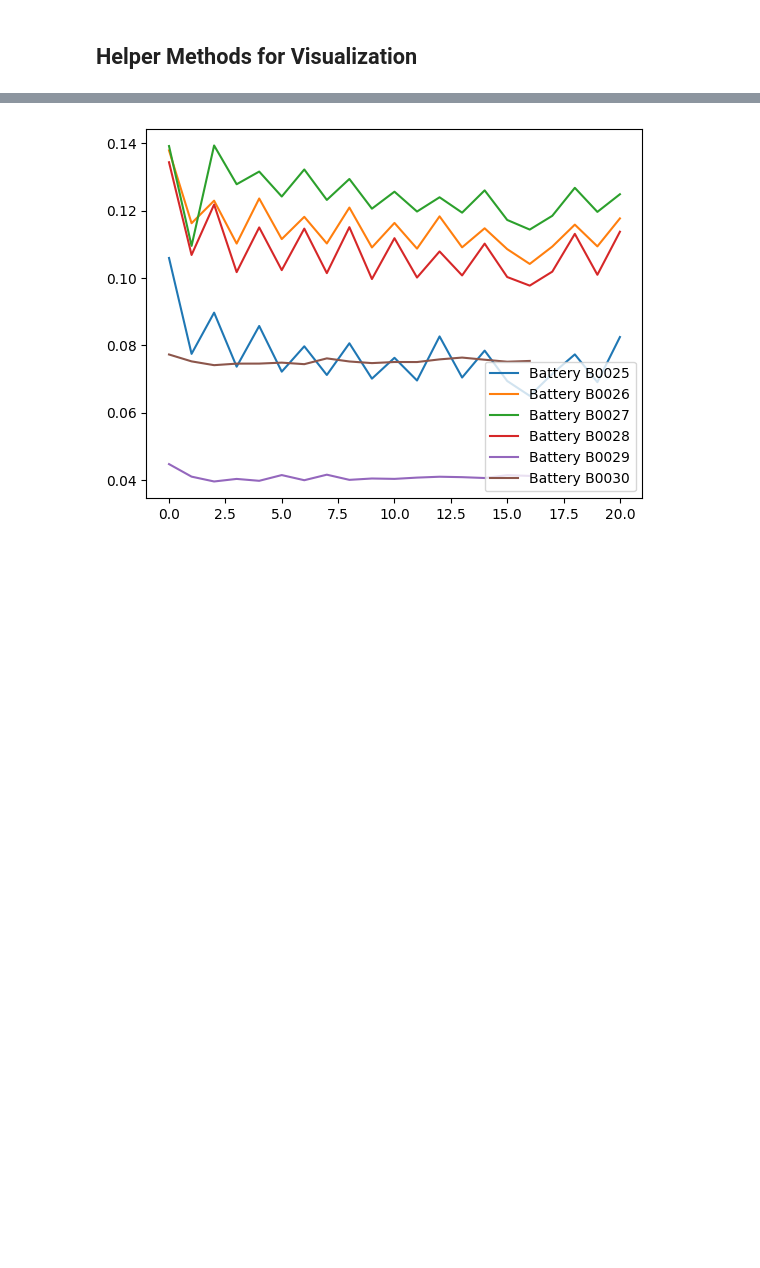
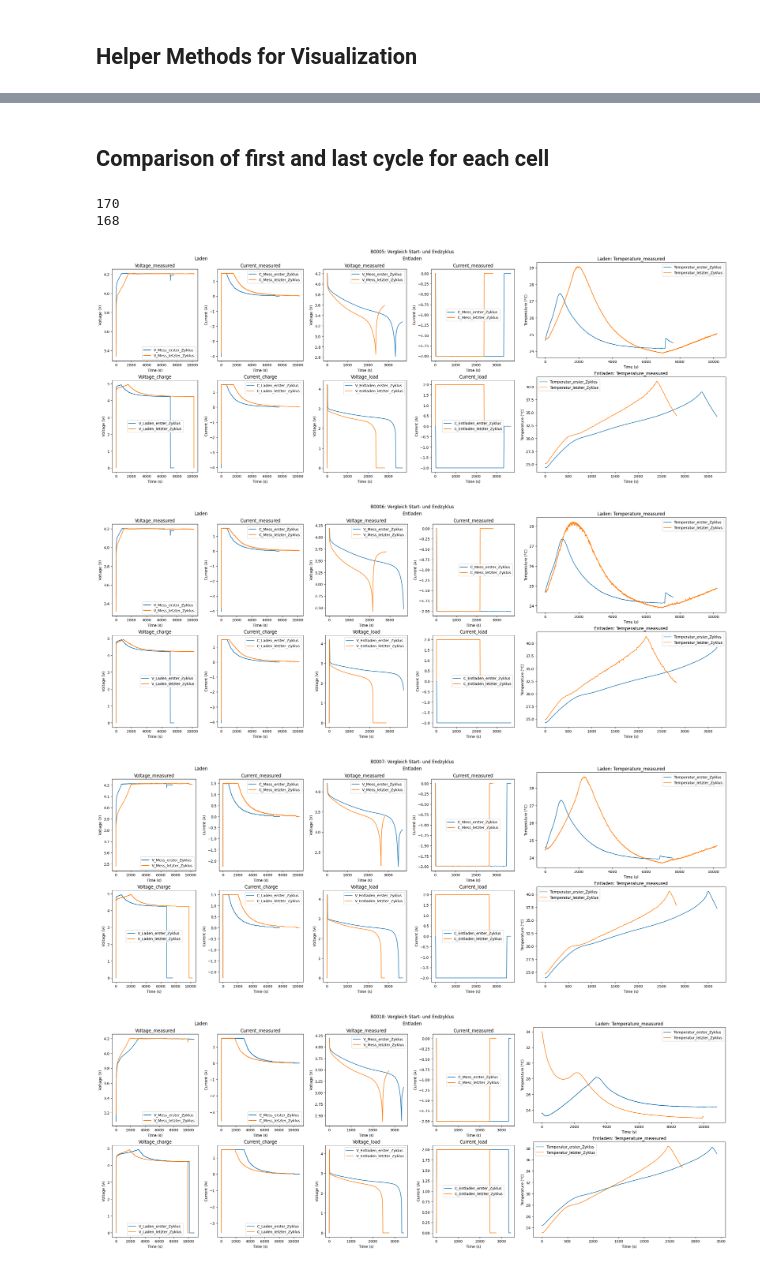
Before and after one commit to ahmedashfaq0312/ASR-Automatic-Speech-Recognition-, a Jupyter notebook: nasa-analysis.ipynb, the cells around one changed output, grey strips where cells are left out. Saved outputs shown, nothing was run; the diff lists cells and outputs as text; code cells hidden in the pictures; blank space fills up the shorter version.

Commit message:
Improved nasa cycle analysis.

```diff
--- a/nasa-analysis.ipynb
+++ b/nasa-analysis.ipynb
@@ -188,9 +93,0 @@ for bat_id in selected_ids:
-# %%
-fig, ax = plt.subplots()
-start_index = 4
-stop_index = 10
-selected_ids = battery_ids[start_index:stop_index]
-for bat_id in selected_ids:
-    ax.plot(nasa.Res[bat_id], label=f"Battery {bat_id}")
-plt.legend()
-plt.show()
@@ -224,13 +93,0 @@ for bat_id in selected_ids[start_index:stop_index]:
-# %%
-fig, ax = plt.subplots()
-start_index = 4
-stop_index = 10
-i = start_index
-selected_ids = battery_ids[start_index:stop_index]
-for bat_id in selected_ids:
-    ax.plot(nasa.Rcts[bat_id], label=f"Battery {bat_id}")
-    i += 1
-plt.legend()
-plt.show()
-# %% [output]
-[figure, removed]
@@ -236,0 +197,48 @@ plt.show()
+# %% [markdown]
+## Comparison of first and last cycle for each cell
+# %%
+data_dir = "data/NASA/data/"
+metadata = pd.read_csv("data/NASA/metadata.csv")
+eols = {'B0005': 124, 'B0006': 108, 'B0007': -1, 'B0018': 96}
+indices_first_cycle = [1, 617, 1233, 1865]
+indices_last_cycle = [613, 1229, 1845, 2166]
+cells = ["B0005", "B0006", "B0007", "B0018"]
+
+# indices_eol_cycle = []
+
+# cells = ["B0005", "B0006"]#, "B0018"]
+# indices_first_cycle = [1, 617]#, 1865]
+
+data = pd.read_csv("data/NASA/metadata.csv")
+cell_data = data[data["battery_id"] == "B0005"]
+charge_data = cell_data[cell_data["type"] == "charge"]
+discharge_data = cell_data[cell_data["type"] == "discharge"]
+print(len(charge_data))
+print(len(discharge_data))
+
+for cell in cells:
+    cell_data = data[data["battery_id"] == cell]
+    discharge_data = cell_data[cell_data["type"] == "discharge"]
+    eol_filename = discharge_data.iloc[eols[cell]]["filename"]
+    # eol_cycle_uid = eol_cycle["uid"]
+    # eol1 = eol_cycle_uid-1
+    # eol2 = eol_cycle_uid-2
+    # prev_data = data[data["uid"] == eol1]["type"]
+    # prev_data_2 = data[data["uid"] == eol2]["type"]
+    # if prev_data == "charge":
+    #     print("A")
+    # elif prev_data_2 == "charge":
+    #     print("B")
+
+    # eol_filename = os.path.splitext(eol_filename)[0]
+    # indices_eol_cycle.append(int(eol_filename)-2)
+
+for i in range(len(indices_first_cycle)):
+    plot_cycles_compared(data_dir, indices_first_cycle[i], indices_last_cycle[i], cells[i])
+# %% [output]
+170
+168
+[figure, added]
+[figure, added]
+[figure, added]
+[figure, added]
```
Also changed, not shown: parts of 31 cells of this notebook.
